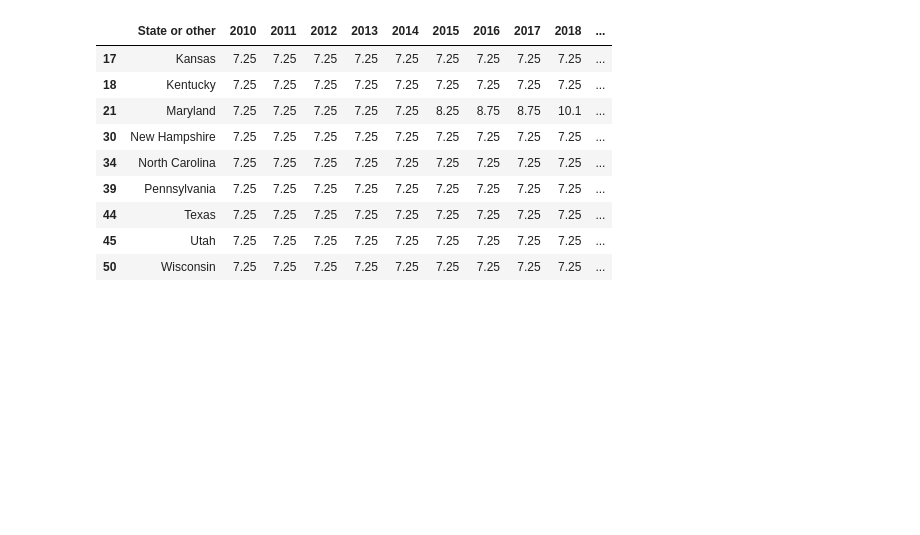
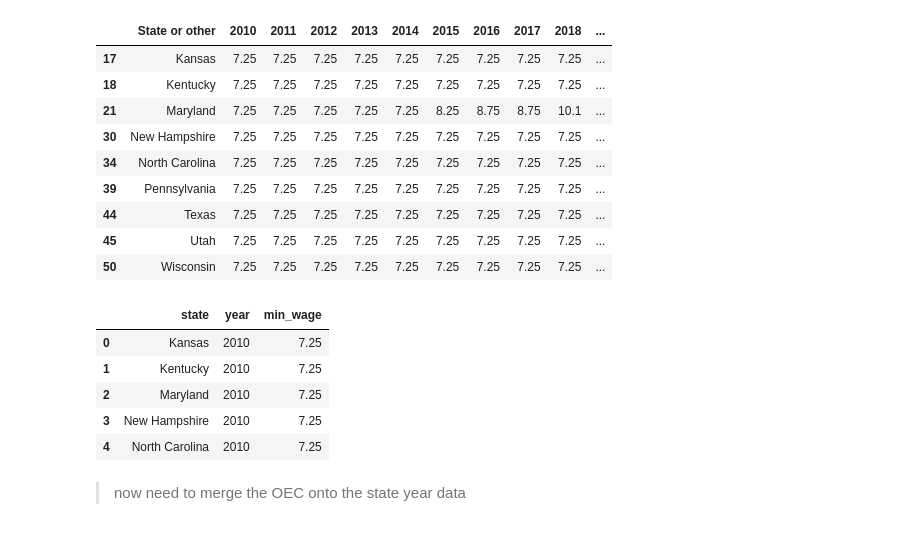
Before and after one commit to khaeuss808/UDS_FinalProject, a Jupyter notebook: FINALproject.ipynb, the cells around one changed output. Drawn from its saved outputs; the diff is of its cells as text; code cells hidden in the pictures; blank space fills up the shorter version.

```diff
--- a/FINALproject.ipynb
+++ b/FINALproject.ipynb
@@ -342,3 +314,26 @@ minimumwage_df
 | 44 | Texas | 7.25 | 7.25 | 7.25 | 7.25 | 7.25 | 7.25 | 7.25 | 7.25 | 7.25 | ... |
 | 45 | Utah | 7.25 | 7.25 | 7.25 | 7.25 | 7.25 | 7.25 | 7.25 | 7.25 | 7.25 | ... |
 | 50 | Wisconsin | 7.25 | 7.25 | 7.25 | 7.25 | 7.25 | 7.25 | 7.25 | 7.25 | 7.25 | ... |
+# %%
+# melt the data, to fix format, from wide to long
+long_minwage_df = minimumwage_df.melt(
+    id_vars="State or other", var_name="year", value_name="min_wage"
+)
+
+# rename columns
+long_minwage_df.rename(columns={"State or other": "state"}, inplace=True)
+
+# make sure year is a integer so things dont get messed up
+long_minwage_df["year"] = long_minwage_df["year"].astype(int)
+
+
+long_minwage_df.head()
+# %% [output]
+|  | state | year | min_wage |
+| 0 | Kansas | 2010 | 7.25 |
+| 1 | Kentucky | 2010 | 7.25 |
+| 2 | Maryland | 2010 | 7.25 |
+| 3 | New Hampshire | 2010 | 7.25 |
+| 4 | North Carolina | 2010 | 7.25 |
+# %% [markdown]
+> now need to merge the OEC onto the state year data
```
Also changed, not shown: parts of 10 cells of this notebook.
